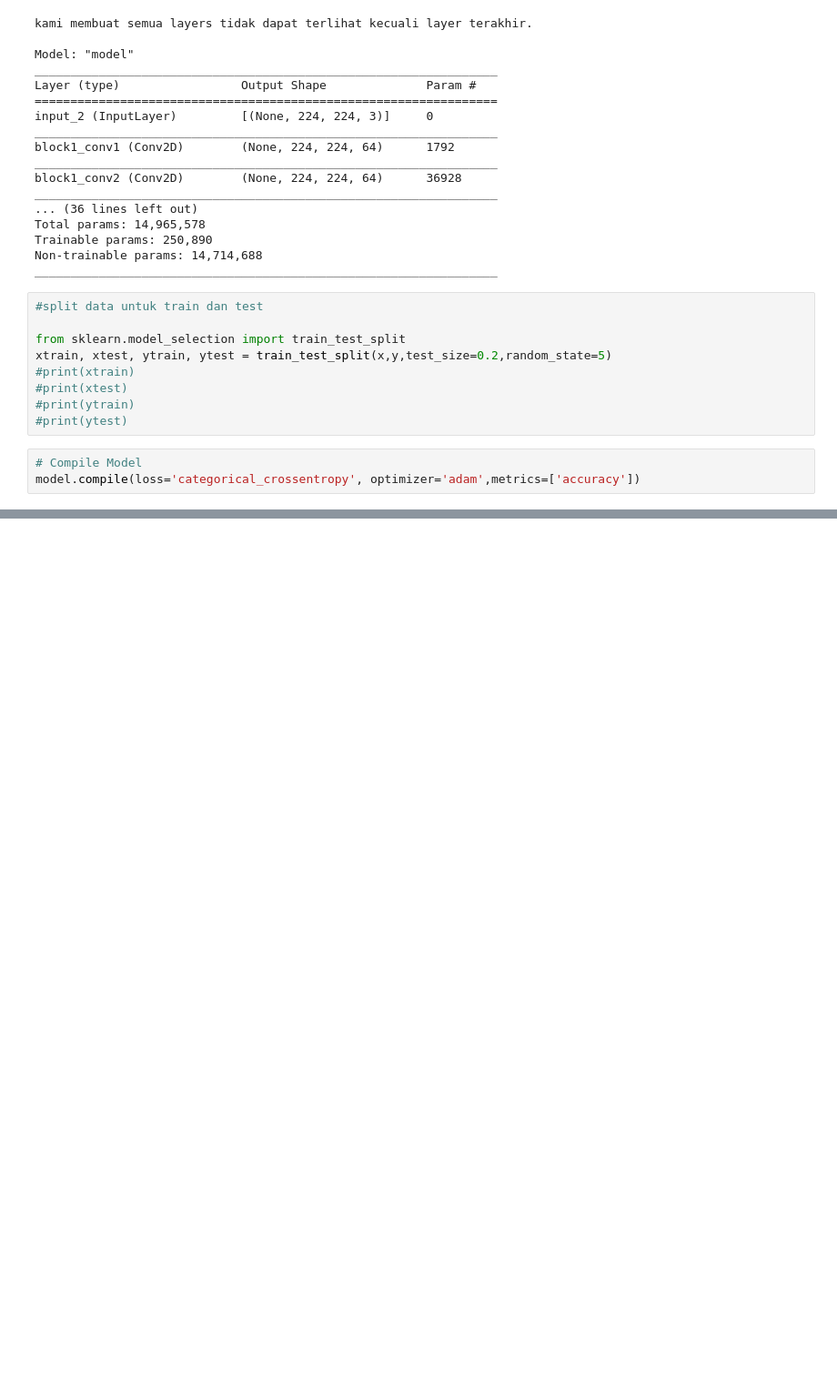
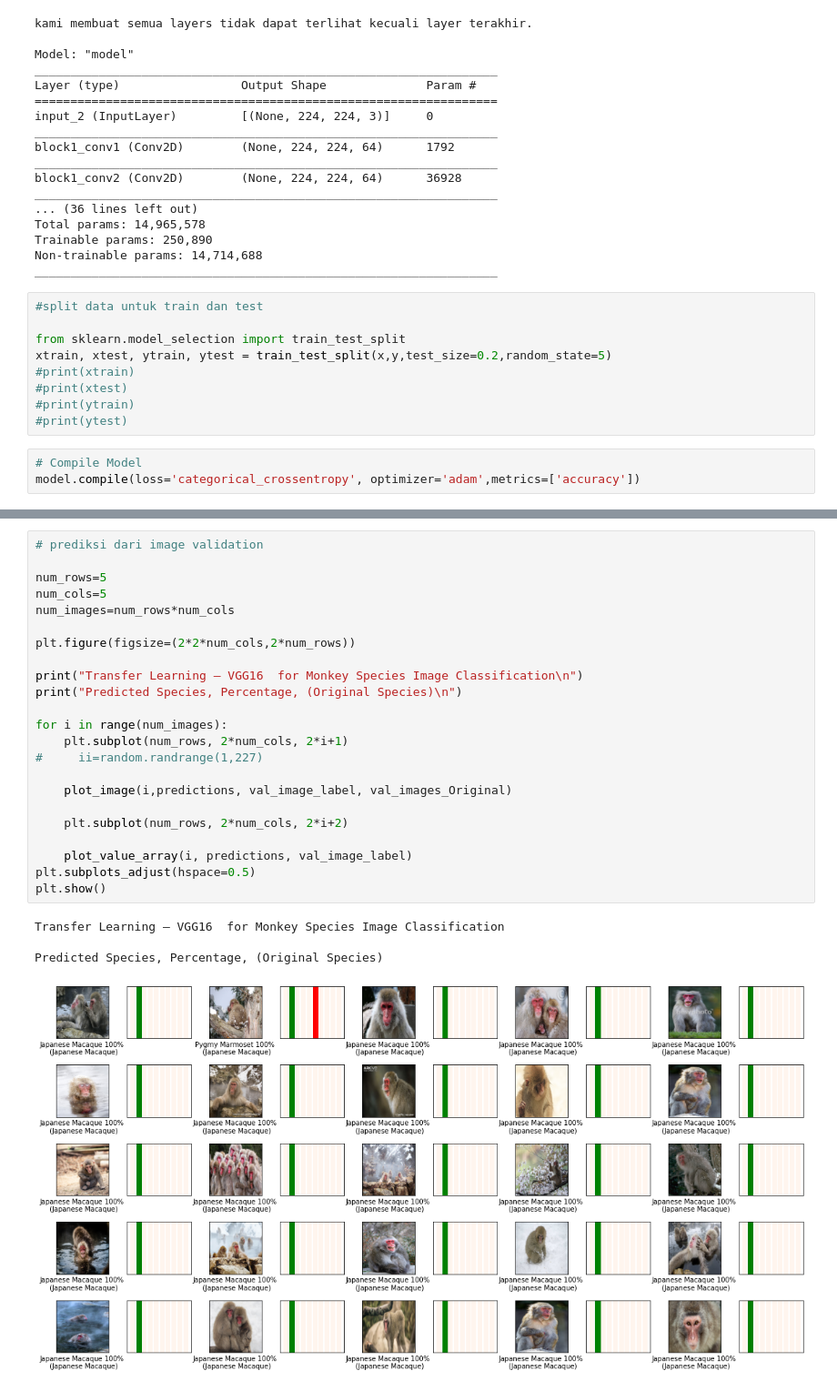
Before and after one commit to Rafterbang/TugasPraktikumML_258-271, a Jupyter notebook: Transfer_Learning_–_VGG16_for_Monkey_Species_Image_Classification.ipynb, the cells around one changed output, grey strips where cells are left out. Shown at 91% size. Saved outputs shown, nothing was run; the diff lists cells and outputs as text; blank space fills up the shorter version.

```diff
--- a/Transfer_Learning_–_VGG16_for_Monkey_Species_Image_Classification.ipynb
+++ b/Transfer_Learning_–_VGG16_for_Monkey_Species_Image_Classification.ipynb
@@ -387,0 +500,28 @@ Epoch 20/20
+# %%
+# prediksi dari image validation
+
+num_rows=5
+num_cols=5
+num_images=num_rows*num_cols
+
+plt.figure(figsize=(2*2*num_cols,2*num_rows))
+
+print("Transfer Learning – VGG16  for Monkey Species Image Classification\n")
+print("Predicted Species, Percentage, (Original Species)\n")
+
+for i in range(num_images):
+    plt.subplot(num_rows, 2*num_cols, 2*i+1)
+#     ii=random.randrange(1,227)
+
+    plot_image(i,predictions, val_image_label, val_images_Original)
+
+    plt.subplot(num_rows, 2*num_cols, 2*i+2)
+
+    plot_value_array(i, predictions, val_image_label)
+plt.subplots_adjust(hspace=0.5)
+plt.show()
+# %% [output]
+Transfer Learning – VGG16  for Monkey Species Image Classification
+
+Predicted Species, Percentage, (Original Species)
+[figure, added]
```
Also changed, not shown: parts of 11 cells of this notebook.
